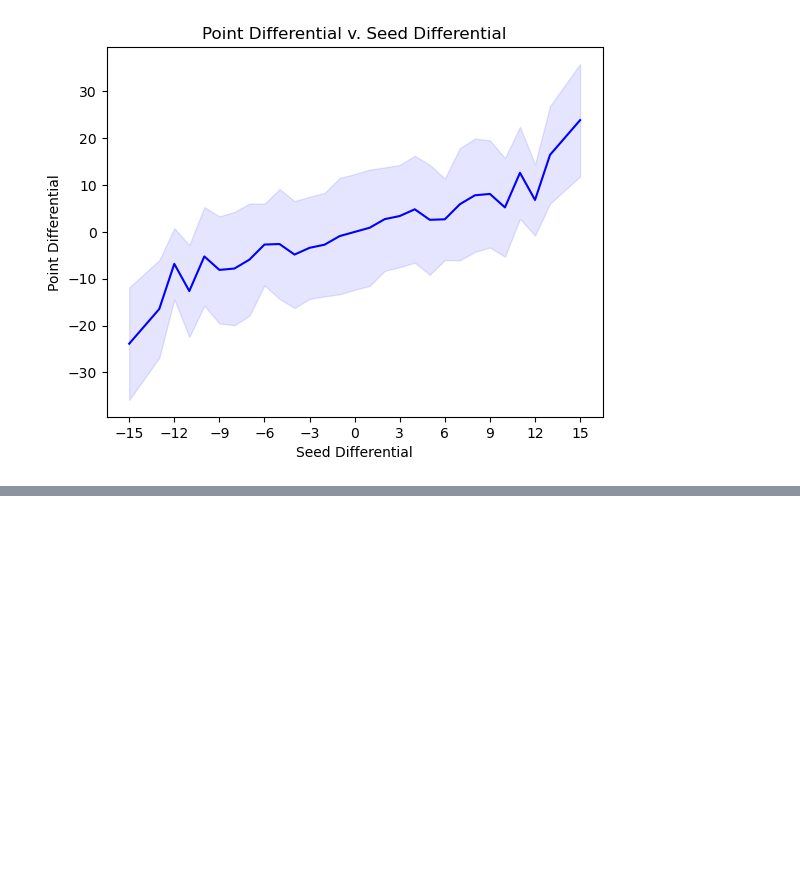
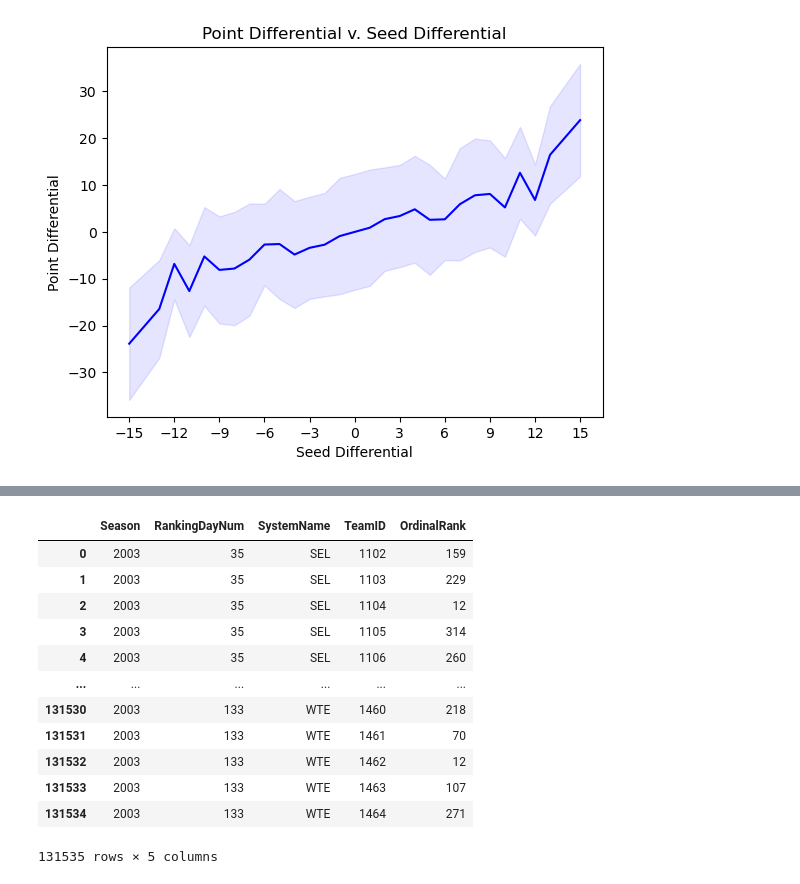
Before and after one commit to KriChau95/machine-learning-madness, a Jupyter notebook: M_preprocessing.ipynb, the cells around one changed output, grey strips where cells are left out. Cells and saved outputs as stored; diff of their text form; code cells hidden in the pictures; blank space fills up the shorter version.

```diff
--- a/M_preprocessing.ipynb
+++ b/M_preprocessing.ipynb
@@ -87,6 +87,7 @@ M_regular_season_results = pd.read_csv("data/MRegularSeasonDetailedResults.csv")
 M_tourney_results = pd.read_csv("data/MNCAATourneyDetailedResults.csv")
 M_seeds = pd.read_csv("data/MNCAATourneySeeds.csv")
 M_teams = pd.read_csv("data/MTeams.csv")
+M_ranks = pd.read_csv("data/MMasseyOrdinals.csv")
 # %%
 # Only consider recent data by setting a start season
 season = 2003
@@ -606,0 +608,16 @@ visualize_stat_correlation("PageRank")
+# %%
+M_ranks[M_ranks["Season"] == 2003]
+# %% [output]
+|  | Season | RankingDayNum | SystemName | TeamID | OrdinalRank |
+| 0 | 2003 | 35 | SEL | 1102 | 159 |
+| 1 | 2003 | 35 | SEL | 1103 | 229 |
+| 2 | 2003 | 35 | SEL | 1104 | 12 |
+| 3 | 2003 | 35 | SEL | 1105 | 314 |
+| 4 | 2003 | 35 | SEL | 1106 | 260 |
+| ... | ... | ... | ... | ... | ... |
+| 131530 | 2003 | 133 | WTE | 1460 | 218 |
+| 131531 | 2003 | 133 | WTE | 1461 | 70 |
+| 131532 | 2003 | 133 | WTE | 1462 | 12 |
+| 131533 | 2003 | 133 | WTE | 1463 | 107 |
+| 131534 | 2003 | 133 | WTE | 1464 | 271 |
+131535 rows × 5 columns
```
Also changed, not shown: parts of 4 cells of this notebook.
